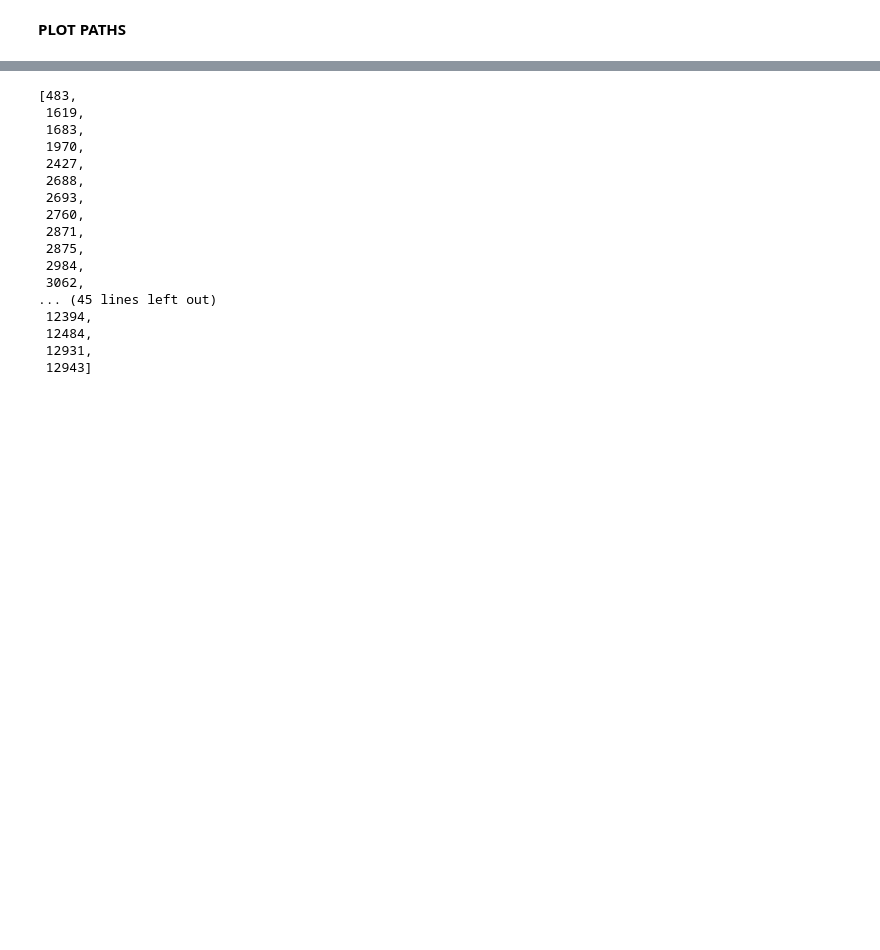
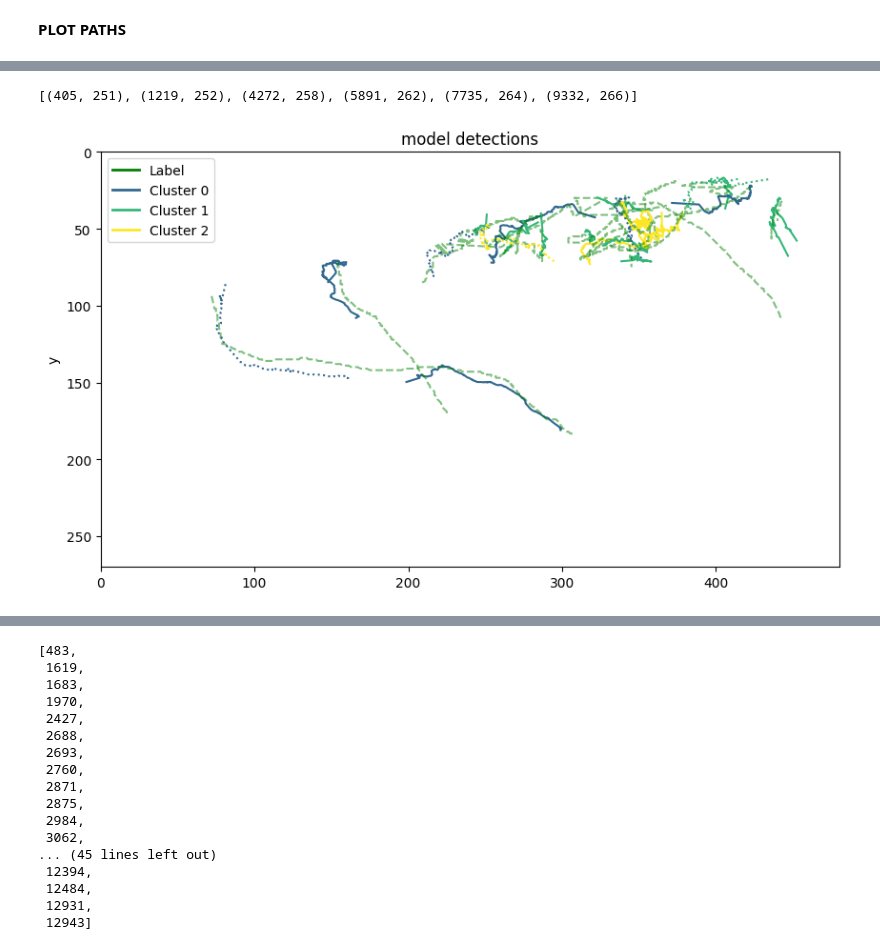
Before and after one commit to axpogroup/AXH-SonarFish, a Jupyter notebook: analysis/1_productionalization/classification_prototyping/more_classification_prototyping.ipynb, the cells around one changed output, grey strips where cells are left out. Cells and saved outputs as stored; diff of their text form; code cells hidden in the pictures; blank space fills up the shorter version.

```diff
--- a/analysis/1_productionalization/classification_prototyping/more_classification_prototyping.ipynb
+++ b/analysis/1_productionalization/classification_prototyping/more_classification_prototyping.ipynb
@@ -63,0 +215,44 @@ plt.show()
+# %%
+mmt_gt_pairs_secondary
+# %% [output]
+[(405, 251), (1219, 252), (4272, 258), (5891, 262), (7735, 264), (9332, 266)]
+# %%
+import matplotlib.pyplot as plt
+import matplotlib.cm as cm
+
+amount = 10000
+alpha = 1
+label_color = "green"
+
+# Create a colormap with enough colors for each cluster
+n_clusters = clustered_features['cluster'].nunique()
+colormap = cm.get_cmap('viridis', n_clusters + 1)  # +1 for the ground truth color
+
+fig, ax = plt.subplots(nrows=1, ncols=1, sharex=True,  figsize=(10, 10))
+plt.gca().invert_yaxis()
+
+# Plot model detections
+for mmt_track_id, gt_track_id in mmt_gt_pairs:
+    mmt_track_df = model_detections[model_detections.id == mmt_track_id]
+    ax.plot(mmt_track_df.x, mmt_track_df.y, color=colormap(mmt_track_df.cluster.iloc[0] + 1))
+    gt_track_df = ground_truth[ground_truth.id == gt_track_id]
+    ax.plot(gt_track_df.x, gt_track_df.y, alpha=0.5, color=label_color, linestyle='dashed')
+
+for mmt_track_id, gt_track_id in mmt_gt_pairs_secondary:
+    mmt_track_df = model_detections[model_detections.id == mmt_track_id]
+    ax.plot(mmt_track_df.x, mmt_track_df.y, color=colormap(mmt_track_df.cluster.iloc[0] + 1), linestyle='dotted')
+
+ax.set(ylabel='y',
+       title="model detections", ylim=[270, 0], xlim=[0, 480])
+ax.set_aspect('equal', adjustable='box')
+
+# Create a custom legend
+from matplotlib.lines import Line2D
+legend_elements = [Line2D([0], [0], color=label_color, lw=2, label='Label')]
+for i in range(n_clusters):
+    legend_elements.append(Line2D([0], [0], color=colormap(i + 1), lw=2, label=f'Cluster {i}'))
+ax.legend(handles=legend_elements)
+
+plt.show()
+# %% [output]
+[figure, added]
```
Also changed, not shown: parts of 11 cells of this notebook, 5 other files.
